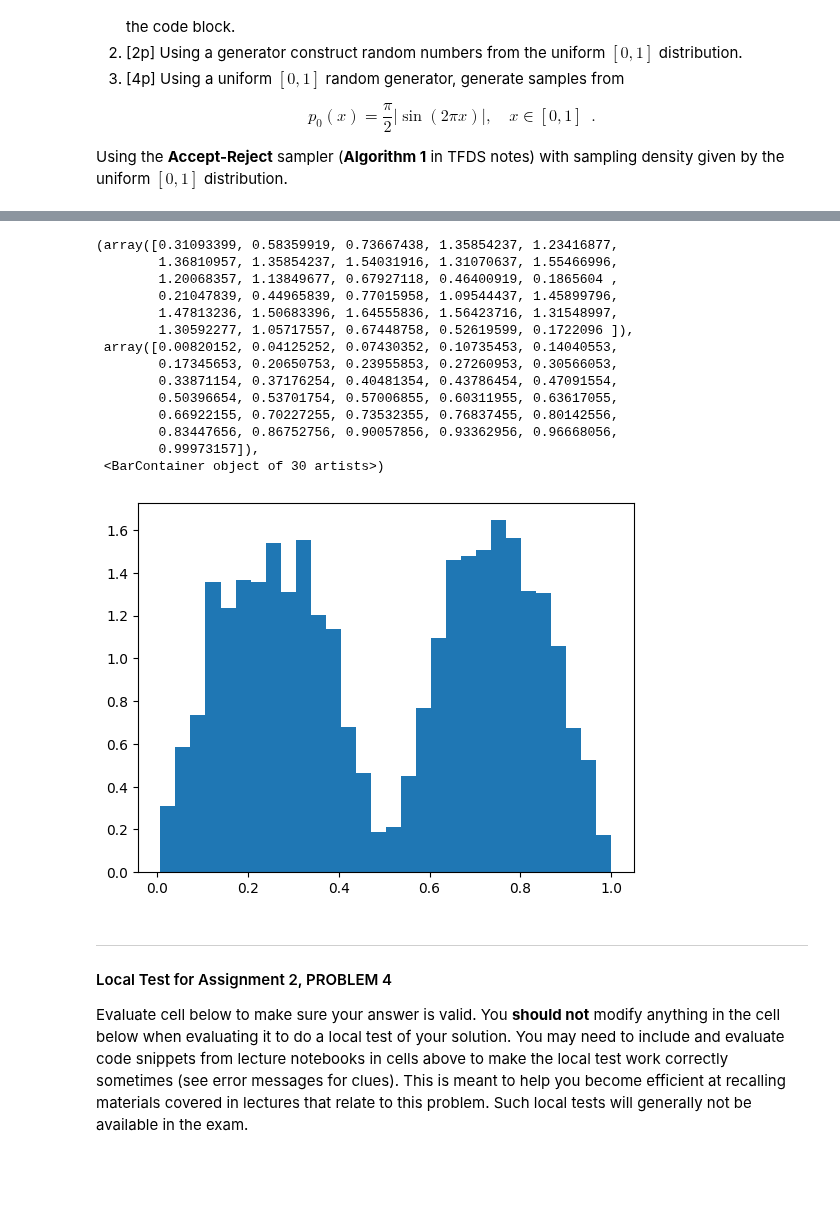
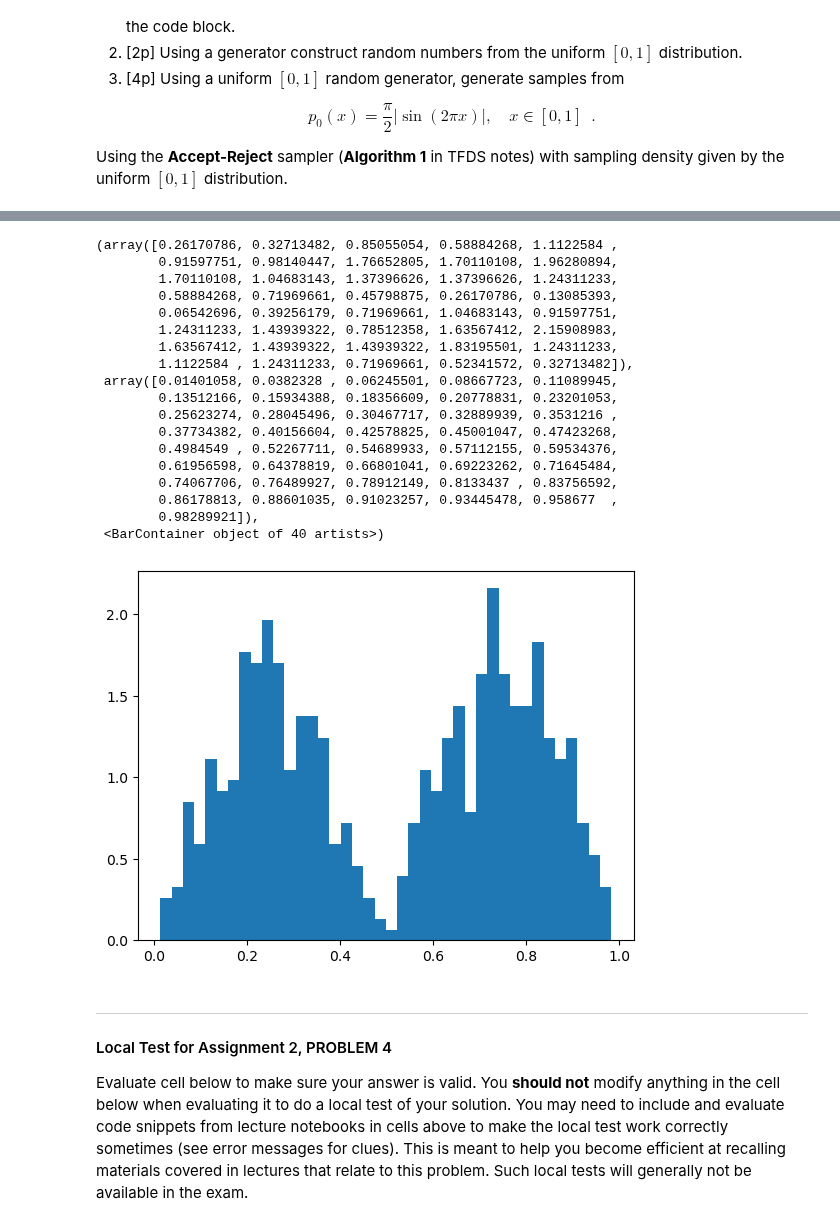
Before and after one commit to Smasken/ITDS, a Jupyter notebook: Autograded Assignments/Revised_assignments_Final_versions/Assignment_2.ipynb, the cells around one changed output, grey strips where cells are left out. Drawn from its saved outputs; the diff is of its cells as text; code cells hidden in the pictures; blank space fills up the shorter version.

Commit message:
Dixed LCG in problem 4

```diff
--- a/Autograded Assignments/Revised_assignments_Final_versions/Assignment_2.ipynb
+++ b/Autograded Assignments/Revised_assignments_Final_versions/Assignment_2.ipynb
@@ -299,7 +296,7 @@ def problem4_LCG(size=None, seed=0):
 from matplotlib import pyplot as plt
 
 
-def problem4_uniform(generator=None, period=1, size=None, seed=0):
+def problem4_uniform(generator=problem4_LCG, period=2 ** 31 - 1, size=10000, seed=0):
     """
     Takes a generator and produces samples from the uniform [0,1] distribution according
     to size.
@@ -316,13 +313,13 @@ def problem4_uniform(generator=None, period=1, size=None, seed=0):
     out : a list of the uniform pseudo random numbers
     """
 
-    LCG = problem4_LCG(seed=seed)
-    scaledLCG = [x / max(problem4_LCG(seed=0)) for x in LCG]
+    LCG = problem4_LCG(size = size, seed=seed)
+    scaledLCG = [x / max(LCG) for x in LCG]
 
     return scaledLCG
 
 
 ScaledLCG = problem4_uniform(generator=problem4_LCG)
 
-plt.hist(ScaledLCG, bins=40)
+plt.hist(ScaledLCG, bins=100)
 # %% [output]
@@ -346,59 +344,49 @@ plt.hist(ScaledLCG, bins=40)
 # %%
 
-def problem4_accept_reject(uniformGenerator=problem4_uniform, n_iterations=10, seed=0):
-    """
-    Takes a generator that produces uniform pseudo random [0,1] numbers
-    and produces samples from (pi/2)*abs(sin(x*2*pi)) using an Accept-Reject
-    sampler with the uniform distribution as the proposal distribution.
-    Runs n_iterations
-
-    Parameters
-    -------------
-    generator : a function of the type generator(size,seed) that produces uniform pseudo random
-    numbers from [0,1]
-    seed : the seed to be used in the generator provided
-    n_iterations : an integer denoting how many attempts should be made in the accept-reject sampler
-
-    Returns
-    --------------
-    out : a list of the pseudo random numbers with the specified distribution
-    """
+def problem4_accept_reject(uniformGenerator=problem4_uniform, n_iterations=1000, seed=0):
 
     accepted_samples = []  # List to store accepted samples
+
+    uniform_seq = uniformGenerator()
+
     for i in range(n_iterations):
-        x = uniformGenerator()  # Candidate sample from U[0,1]
-        u = uniformGenerator()  # Uniform random for acceptance criterion
+        x = uniform_seq[i]  # Candidate sample from U[0,1]
+        u = uniform_seq[i + 1]  # Uniform random for acceptance criterion
 
         # Acceptance check: u <= target density / (M * proposal density)
         if u <= (np.abs(np.sin(2 * np.pi * x))):
             accepted_samples.append(x)  # Accept x
 
         # Stop if we have collected enough samples
         if len(accepted_samples) >= n_iterations:
             break
 
     return np.array(accepted_samples)
 
 
-# Example usage with matplotlib for plotting
-plot = problem4_accept_reject(np.random.uniform, n_iterations=10000)
-plt.hist(plot, bins=30, density=True)
+# Plot
+plot = problem4_accept_reject()
+plt.hist(plot, bins=40, density=True)
 # %% [output]
-(array([0.31093399, 0.58359919, 0.73667438, 1.35854237, 1.23416877,
-        1.36810957, 1.35854237, 1.54031916, 1.31070637, 1.55466996,
-        1.20068357, 1.13849677, 0.67927118, 0.46400919, 0.1865604 ,
-        0.21047839, 0.44965839, 0.77015958, 1.09544437, 1.45899796,
-        1.47813236, 1.50683396, 1.64555836, 1.56423716, 1.31548997,
-        1.30592277, 1.05717557, 0.67448758, 0.52619599, 0.1722096 ]),
- array([0.00820152, 0.04125252, 0.07430352, 0.10735453, 0.14040553,
-        0.17345653, 0.20650753, 0.23955853, 0.27260953, 0.30566053,
-        0.33871154, 0.37176254, 0.40481354, 0.43786454, 0.47091554,
-        0.50396654, 0.53701754, 0.57006855, 0.60311955, 0.63617055,
-        0.66922155, 0.70227255, 0.73532355, 0.76837455, 0.80142556,
-        0.83447656, 0.86752756, 0.90057856, 0.93362956, 0.96668056,
-        0.99973157]),
- <BarContainer object of 30 artists>)
+(array([0.26170786, 0.32713482, 0.85055054, 0.58884268, 1.1122584 ,
+        0.91597751, 0.98140447, 1.76652805, 1.70110108, 1.96280894,
+        1.70110108, 1.04683143, 1.37396626, 1.37396626, 1.24311233,
+        0.58884268, 0.71969661, 0.45798875, 0.26170786, 0.13085393,
+        0.06542696, 0.39256179, 0.71969661, 1.04683143, 0.91597751,
+        1.24311233, 1.43939322, 0.78512358, 1.63567412, 2.15908983,
+        1.63567412, 1.43939322, 1.43939322, 1.83195501, 1.24311233,
+        1.1122584 , 1.24311233, 0.71969661, 0.52341572, 0.32713482]),
+ array([0.01401058, 0.0382328 , 0.06245501, 0.08667723, 0.11089945,
+        0.13512166, 0.15934388, 0.18356609, 0.20778831, 0.23201053,
+        0.25623274, 0.28045496, 0.30467717, 0.32889939, 0.3531216 ,
+        0.37734382, 0.40156604, 0.42578825, 0.45001047, 0.47423268,
+        0.4984549 , 0.52267711, 0.54689933, 0.57112155, 0.59534376,
+        0.61956598, 0.64378819, 0.66801041, 0.69223262, 0.71645484,
+        0.74067706, 0.76489927, 0.78912149, 0.8133437 , 0.83756592,
+        0.86178813, 0.88601035, 0.91023257, 0.93445478, 0.958677  ,
+        0.98289921]),
+ <BarContainer object of 40 artists>)
-[figure, old version]
+[figure, new version]
 # %% [markdown]
 ---
 #### Local Test for Assignment 2, PROBLEM 4
```
Also changed, not shown: parts of 3 cells of this notebook, 1 other file.
